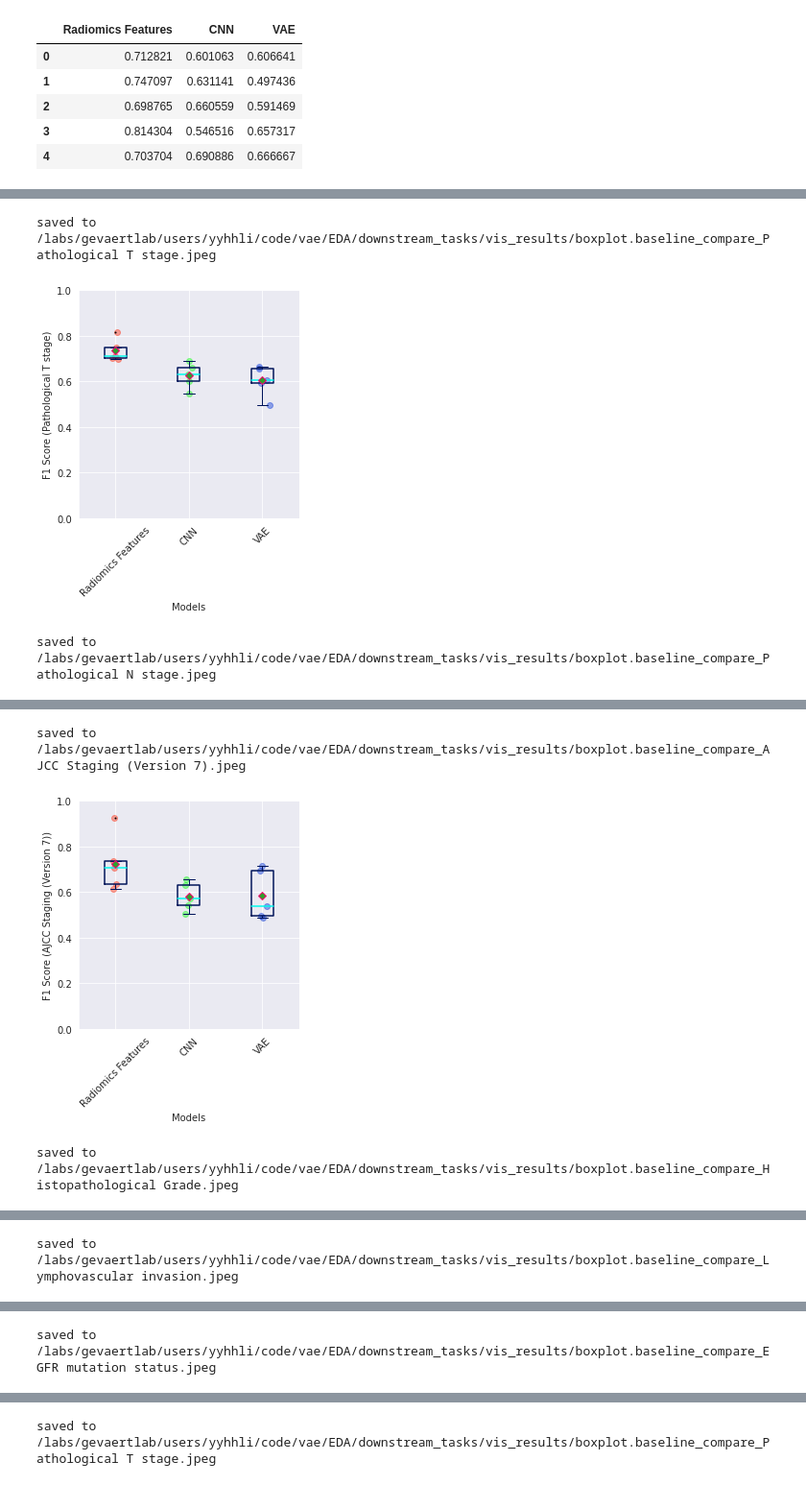
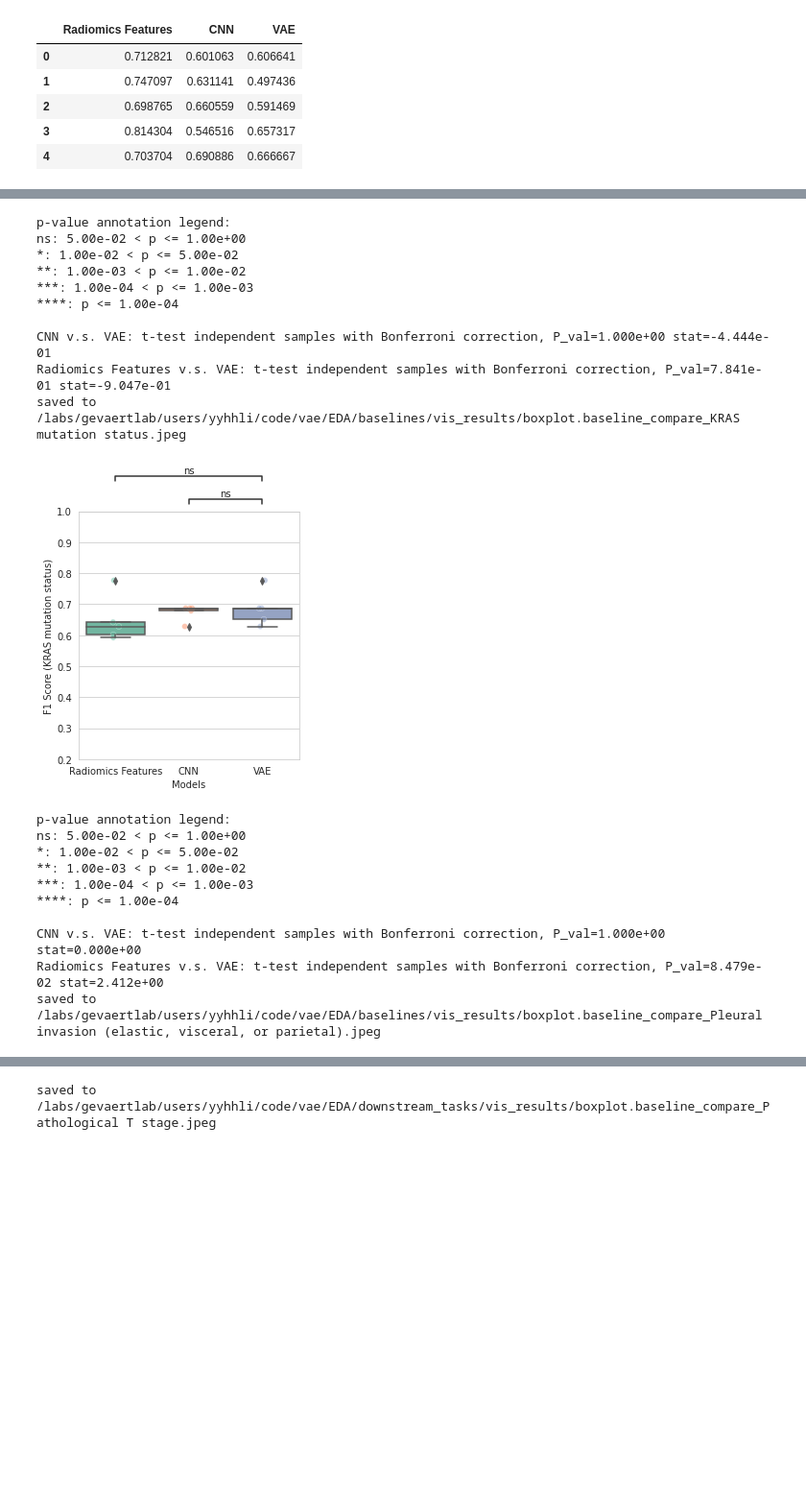
Before and after one commit to gevaertlab/Variational-Auto-Encoder, a Jupyter notebook: EDA/baselines/vis_baseline_comparison_boxplot.ipynb, the cells around one changed output, grey strips where cells are left out. Shown at 96% size. Saved outputs shown, nothing was run; the diff lists cells and outputs as text; code cells hidden in the pictures; blank space fills up the shorter version.

```diff
--- a/EDA/baselines/vis_baseline_comparison_boxplot.ipynb
+++ b/EDA/baselines/vis_baseline_comparison_boxplot.ipynb
@@ -159,15 +197,37 @@ saved to /labs/gevaertlab/users/yyhhli/code/vae/EDA/downstream_tasks/vis_results
 # %%
-for label in label_list:
+for label in label_list[-2:]:
     label_name = label().name
     vae_label_name = label.__name__.split("Label")[1]
     if vae_label_name == "StfRGLymphInvasion":
         vae_label_name = "StfLymphInvasion"
+    if vae_label_name == "StfRGPleuralInvasion":
+        vae_label_name = "StfPleuralInvasion"
     pyra_metrics = pd.read_csv(osp.join(pyradiomics_result, f"results_xgboost_{label_name}.csv"))
     cnn_metrics = pd.DataFrame(read_json(osp.join(cnn_result, f"{label_name}.json")))
     vae_metrics = read_json(osp.join(vae_result_dir, f"{vae_label_name}.cv_result_dict.json"))["xgboost"]
     data=pd.DataFrame({"Radiomics Features": pyra_metrics["F1"], "CNN": cnn_metrics["F1"], "VAE": vae_metrics["F1"]})
-    plot_box(data, save_path=f"/labs/gevaertlab/users/yyhhli/code/vae/EDA/downstream_tasks/vis_results/boxplot.baseline_compare_{label_name}.jpeg", xlabel="Models", ylabel=f"F1 Score ({label_name})", ylim=(0, 1))
+    plot_box(data, save_path=f"/labs/gevaertlab/users/yyhhli/code/vae/EDA/baselines/vis_results/boxplot.baseline_compare_{label_name}.jpeg",
+            xlabel="Models", ylabel=f"F1 Score ({label_name})",
+            box_pairs=[("VAE", "CNN"), ("VAE", "Radiomics Features")], ylim=(0.2, 1),)
 # %% [output]
-saved to /labs/gevaertlab/users/yyhhli/code/vae/EDA/downstream_tasks/vis_results/boxplot.baseline_compare_Pathological T stage.jpeg
+p-value annotation legend:
+ns: 5.00e-02 < p <= 1.00e+00
+*: 1.00e-02 < p <= 5.00e-02
+**: 1.00e-03 < p <= 1.00e-02
+***: 1.00e-04 < p <= 1.00e-03
+****: p <= 1.00e-04
+
+CNN v.s. VAE: t-test independent samples with Bonferroni correction, P_val=1.000e+00 stat=-4.444e-01
+Radiomics Features v.s. VAE: t-test independent samples with Bonferroni correction, P_val=7.841e-01 stat=-9.047e-01
+saved to /labs/gevaertlab/users/yyhhli/code/vae/EDA/baselines/vis_results/boxplot.baseline_compare_KRAS mutation status.jpeg
-[figure, old version]
+[figure, new version]
-saved to /labs/gevaertlab/users/yyhhli/code/vae/EDA/downstream_tasks/vis_results/boxplot.baseline_compare_Pathological N stage.jpeg
+p-value annotation legend:
+ns: 5.00e-02 < p <= 1.00e+00
+*: 1.00e-02 < p <= 5.00e-02
+**: 1.00e-03 < p <= 1.00e-02
+***: 1.00e-04 < p <= 1.00e-03
+****: p <= 1.00e-04
+
+CNN v.s. VAE: t-test independent samples with Bonferroni correction, P_val=1.000e+00 stat=0.000e+00
+Radiomics Features v.s. VAE: t-test independent samples with Bonferroni correction, P_val=8.479e-02 stat=2.412e+00
+saved to /labs/gevaertlab/users/yyhhli/code/vae/EDA/baselines/vis_results/boxplot.baseline_compare_Pleural invasion (elastic, visceral, or parietal).jpeg
@@ -175,3 +234,0 @@ saved to /labs/gevaertlab/users/yyhhli/code/vae/EDA/downstream_tasks/vis_results
-saved to /labs/gevaertlab/users/yyhhli/code/vae/EDA/downstream_tasks/vis_results/boxplot.baseline_compare_AJCC Staging (Version 7).jpeg
-[figure, removed]
-saved to /labs/gevaertlab/users/yyhhli/code/vae/EDA/downstream_tasks/vis_results/boxplot.baseline_compare_Histopathological Grade.jpeg
@@ -179 +234,0 @@ saved to /labs/gevaertlab/users/yyhhli/code/vae/EDA/downstream_tasks/vis_results
-saved to /labs/gevaertlab/users/yyhhli/code/vae/EDA/downstream_tasks/vis_results/boxplot.baseline_compare_Lymphovascular invasion.jpeg
@@ -181 +234,0 @@ saved to /labs/gevaertlab/users/yyhhli/code/vae/EDA/downstream_tasks/vis_results
-saved to /labs/gevaertlab/users/yyhhli/code/vae/EDA/downstream_tasks/vis_results/boxplot.baseline_compare_EGFR mutation status.jpeg
```
Also changed, not shown: parts of 3 cells of this notebook, 9 other files.
